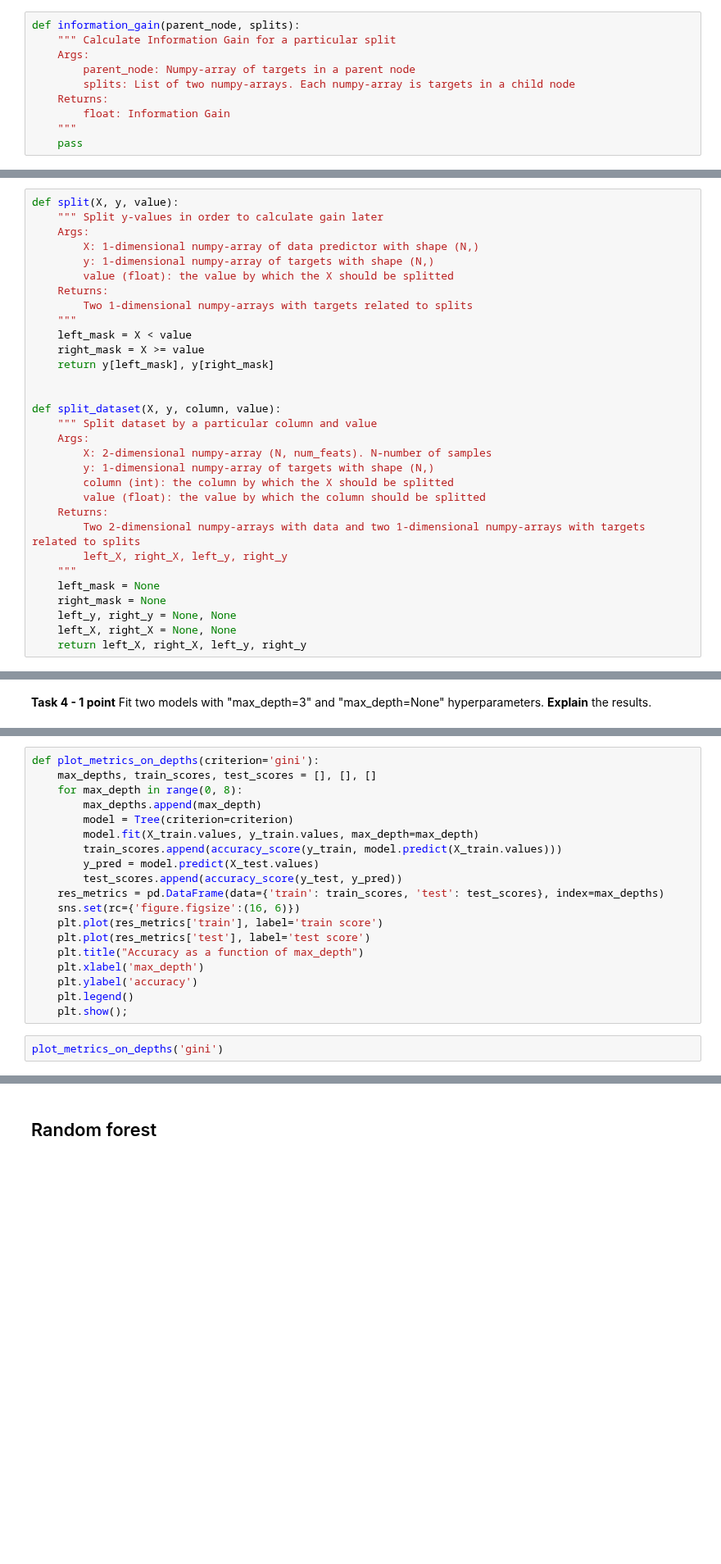
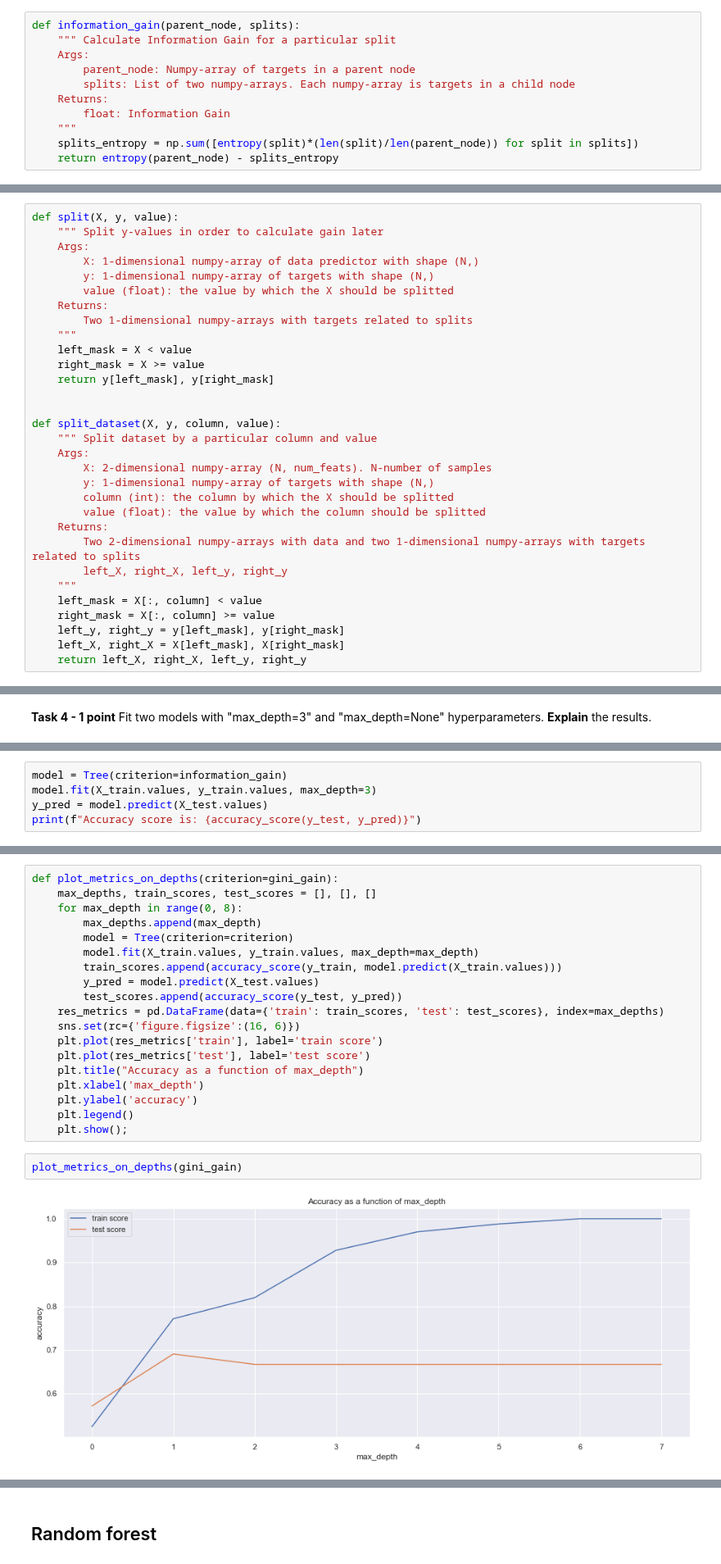
Before and after one commit to Leonidkourtch/ml-intro-1, a Jupyter notebook: 7_trees_and_ensembles/rf_classifier.ipynb, the cells around one changed output, grey strips where cells are left out. Shown at 82% size. Cells and saved outputs as stored; diff of their text form; blank space fills up the shorter version.

```diff
--- a/7_trees_and_ensembles/rf_classifier.ipynb
+++ b/7_trees_and_ensembles/rf_classifier.ipynb
@@ -115,6 +141,7 @@ def information_gain(parent_node, splits):
     Returns:
         float: Information Gain
     """
-    pass
+    splits_entropy = np.sum([entropy(split)*(len(split)/len(parent_node)) for split in splits])
+    return entropy(parent_node) - splits_entropy
 # %%
 tests.test_information_gain(information_gain)
@@ -149,10 +178,10 @@ def split_dataset(X, y, column, value):
         Two 2-dimensional numpy-arrays with data and two 1-dimensional numpy-arrays with targets related to splits
         left_X, right_X, left_y, right_y
     """
-    left_mask = None
-    right_mask = None
-    left_y, right_y = None, None
-    left_X, right_X = None, None
+    left_mask = X[:, column] < value
+    right_mask = X[:, column] >= value
+    left_y, right_y = y[left_mask], y[right_mask]
+    left_X, right_X = X[left_mask], X[right_mask]
     return left_X, right_X, left_y, right_y
 # %%
 tests.test_split_dataset(split_dataset)
@@ -317,0 +323,5 @@ tests.test_tree(Tree)
+# %%
+model = Tree(criterion=information_gain)
+model.fit(X_train.values, y_train.values, max_depth=3)
+y_pred = model.predict(X_test.values)
+print(f"Accuracy score is: {accuracy_score(y_test, y_pred)}")
@@ -318,5 +333,5 @@ tests.test_tree(Tree)
 # %%
-def plot_metrics_on_depths(criterion='gini'):
+def plot_metrics_on_depths(criterion=gini_gain):
     max_depths, train_scores, test_scores = [], [], []
     for max_depth in range(0, 8):
         max_depths.append(max_depth)
@@ -335,5 +350,7 @@ def plot_metrics_on_depths(criterion='gini'):
     plt.legend()
     plt.show();
 # %%
-plot_metrics_on_depths('gini')
+plot_metrics_on_depths(gini_gain)
+# %% [output]
+[figure, added]
 # %%
```
Also changed, not shown: parts of 85 cells of this notebook.
